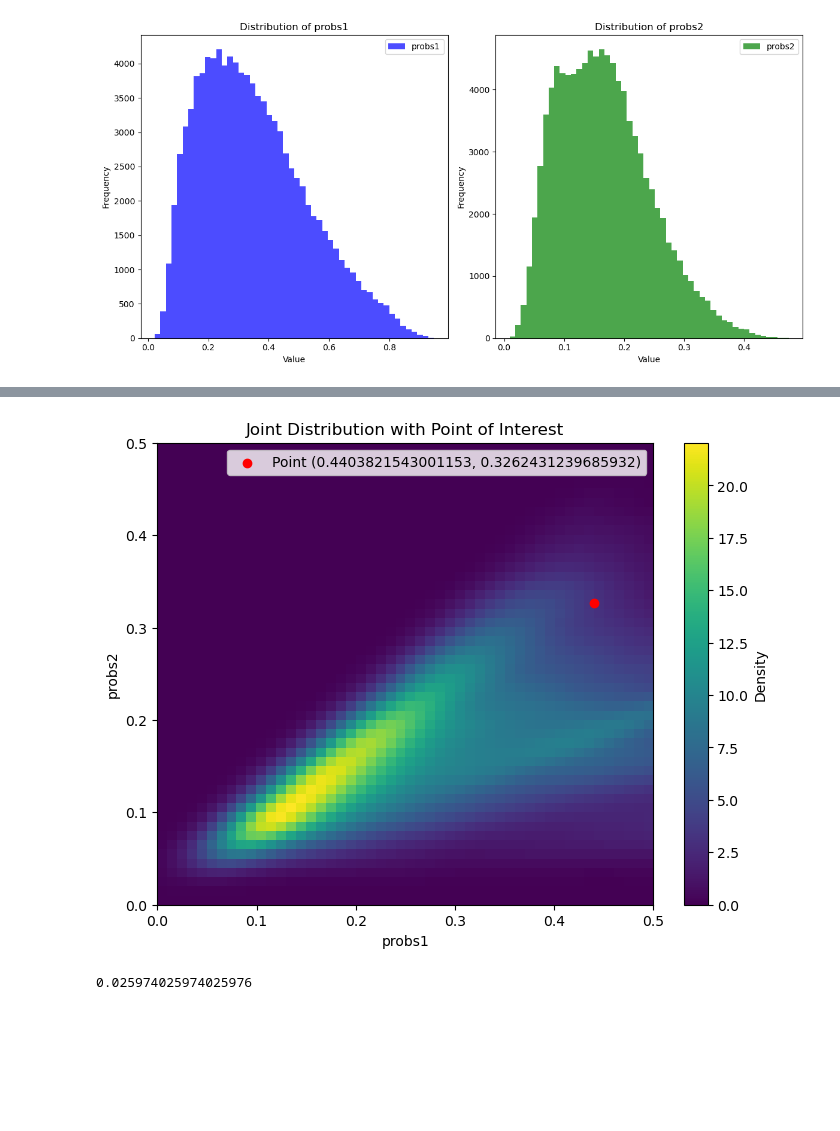
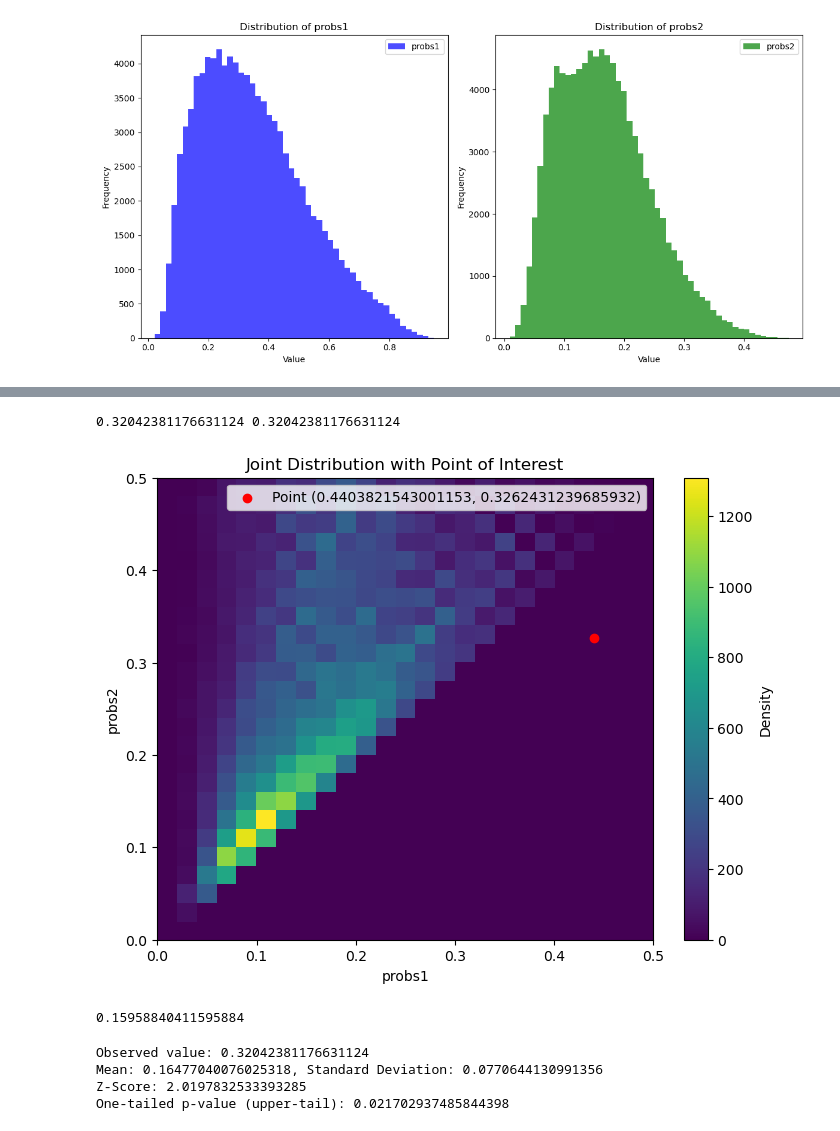
Before and after one commit to paulagrcg/phenodistance, a Jupyter notebook: main/functionalRNA.ipynb, the cells around one changed output, grey strips where cells are left out. Saved outputs shown, nothing was run; the diff lists cells and outputs as text; code cells hidden in the pictures; blank space fills up the shorter version.

```diff
--- a/main/functionalRNA.ipynb
+++ b/main/functionalRNA.ipynb
@@ -326,0 +343,24 @@ plt.show()
+# %%
+with open('../data/site_scanning_probs_pval_seq16_ssize100000.pkl', 'rb') as f:
+    site_scanning_probs_pval_seq16_ssize100000 = pickle.load(f)
+probs1 = site_scanning_probs_pval_seq16_ssize100000['probs1']
+probs2 = site_scanning_probs_pval_seq16_ssize100000['probs2']
+# Plot the distributions
+plt.figure(figsize=(12, 6))
+
+plt.subplot(1, 2, 1)
+plt.hist(probs1, bins=50, alpha=0.7, color='blue', label='probs1')
+plt.xlabel('Value')
+plt.ylabel('Frequency')
+plt.title('Distribution of probs1')
+plt.legend()
+
+plt.subplot(1, 2, 2)
+plt.hist(probs2, bins=50, alpha=0.7, color='green', label='probs2')
+plt.xlabel('Value')
+plt.ylabel('Frequency')
+plt.title('Distribution of probs2')
+plt.legend()
+
+plt.tight_layout()
+plt.show()
@@ -327,22 +369,68 @@ plt.show()
+# %%
+p1 = fRNAprob1[selected_names[16]]
+p2 = fRNAprob2[selected_names[16]]
+print(p1,p2)
+# %% [output]
+0.32042381176631124 0.32042381176631124
 # %%
 plt.figure(figsize=(8, 6))
+density, xedges, yedges = np.histogram2d(probs1, probs2, bins=50, range=[[0, 1], [0, 1]])
 plt.imshow(density, origin='lower', extent=[0, 1, 0, 1], aspect='auto', cmap='viridis')
 plt.xlim(0.0, 0.5)
 plt.ylim(0.0, 0.5)
 
 plt.colorbar(label='Density')
 plt.scatter(p1, p2, color='red', label=f'Point ({p1}, {p2})')
 plt.xlabel('probs1')
 plt.ylabel('probs2')
 plt.title('Joint Distribution with Point of Interest')
 plt.legend()
 plt.show()
 # %% [output]
-[figure, old version]
+[figure, new version]
 # %%
 with open('../data/site_scanning_probs_pval_seq0_ssize1000.pkl', 'rb') as f:
     site_scanning_probs_pval_seq0_ssize1000 = pickle.load(f)
-# %%
-site_scanning_probs_pval_seq0_ssize1000['p_value']
-# %% [output]
-0.025974025974025976
+# %%
+probs2 = site_scanning_probs_pval_seq0_ssize100000['probs2']
+# %% [output]
+0.15958840411595884
+# %%
+import numpy as np
+from scipy.stats import norm
+
+# Load your data (probs1)
+np.random.seed(42)
+probs2 = site_scanning_probs_pval_seq16_ssize100000['probs2'] # Replace with your actual data
+
+# Example observed value
+observed_value = fRNAprob2[selected_names[16]]  # Replace with your specific value
+
+# Calculate the mean and standard deviation of the data
+mean = np.mean(probs2)
+std_dev = np.std(probs2)
+
+# Compute the z-score for the observed value
+z_score = (observed_value - mean) / std_dev
+
+# One-tailed p-value (upper-tail)
+p_value_upper = 1 - norm.cdf(z_score)
+
+# One-tailed p-value (lower-tail)
+p_value_lower = norm.cdf(z_score)
+
+# Two-tailed p-value
+#p_value_two_tailed = 2 * min(p_value_upper, p_value_lower)
+
+# Print results
+print(f"Observed value: {observed_value}")
+print(f"Mean: {mean}, Standard Deviation: {std_dev}")
+print(f"Z-Score: {z_score}")
+print(f"One-tailed p-value (upper-tail): {p_value_upper}")
+#print(f"One-tailed p-value (lower-tail): {p_value_lower}")
+#print(f"Two-tailed p-value: {p_value_two_tailed}")
+# %% [output]
+Observed value: 0.32042381176631124
+Mean: 0.16477040076025318, Standard Deviation: 0.0770644130991356
+Z-Score: 2.0197832533393285
+One-tailed p-value (upper-tail): 0.021702937485844398
```
Also changed, not shown: parts of 10 cells of this notebook, 16 other files.
